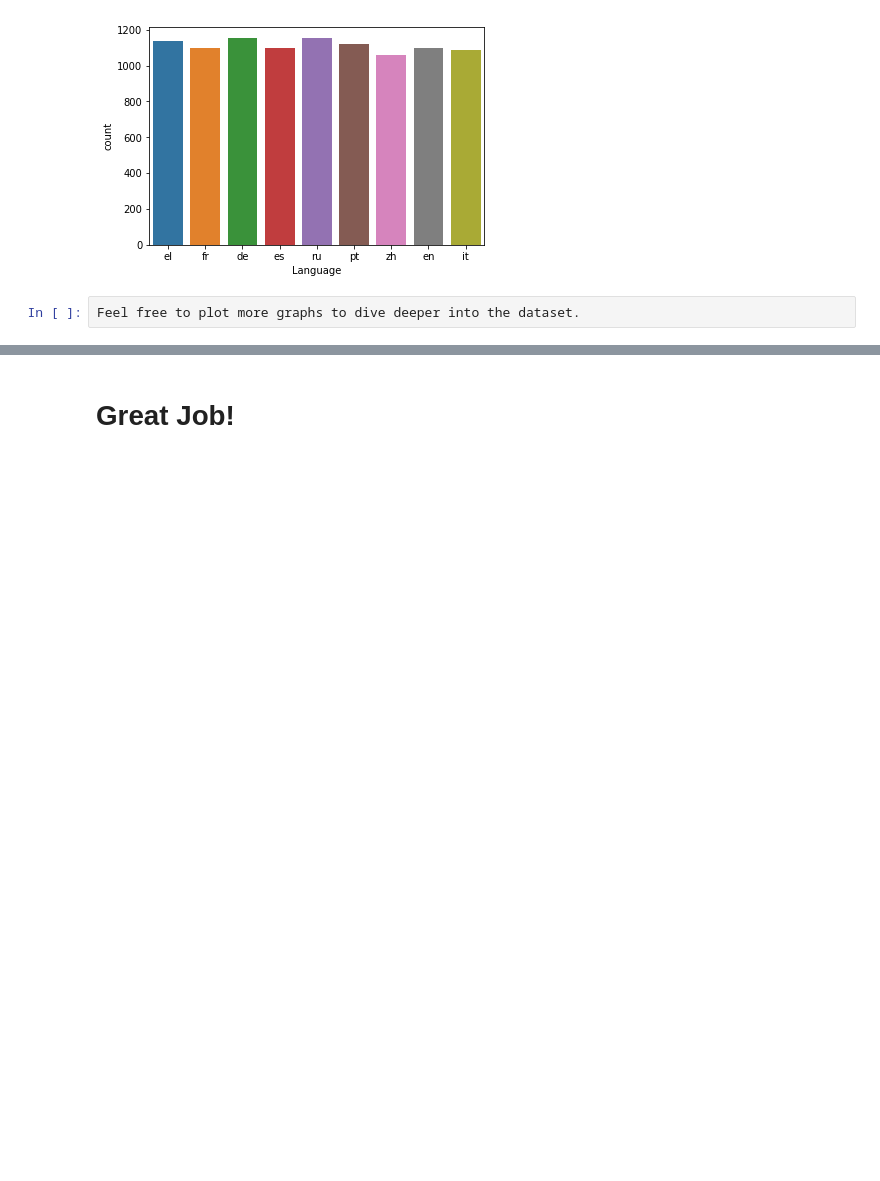
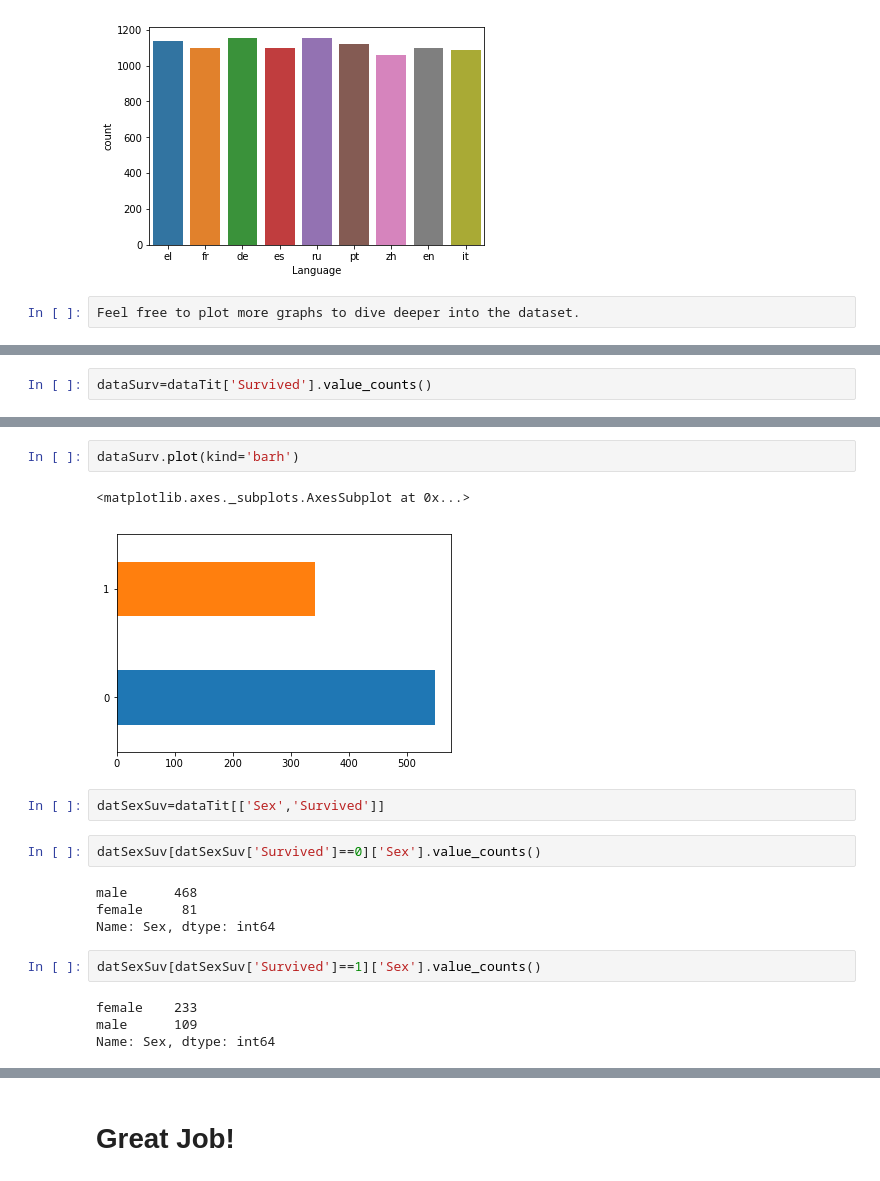
Before and after one commit to moto8xpk/Week1_ML_EcommercePurchases, a Jupyter notebook: Ecommerce+Purchases+Exercise+.ipynb, the cells around one changed output, grey strips where cells are left out. Saved outputs shown, nothing was run; the diff lists cells and outputs as text; blank space fills up the shorter version.

```diff
--- a/Ecommerce+Purchases+Exercise+.ipynb
+++ b/Ecommerce+Purchases+Exercise+.ipynb
@@ -231,0 +266,2 @@ Feel free to plot more graphs to dive deeper into the dataset.
+# %%
+dataSurv=dataTit['Survived'].value_counts()
@@ -231,0 +290,19 @@ Feel free to plot more graphs to dive deeper into the dataset.
+# %%
+dataSurv.plot(kind='barh')
+# %% [output]
+<matplotlib.axes._subplots.AxesSubplot at 0x...>
+[figure, added]
+# %%
+datSexSuv=dataTit[['Sex','Survived']]
+# %%
+datSexSuv[datSexSuv['Survived']==0]['Sex'].value_counts()
+# %% [output]
+male      468
+female     81
+Name: Sex, dtype: int64
+# %%
+datSexSuv[datSexSuv['Survived']==1]['Sex'].value_counts()
+# %% [output]
+female    233
+male      109
+Name: Sex, dtype: int64
```
Also changed, not shown: parts of 13 cells of this notebook.
